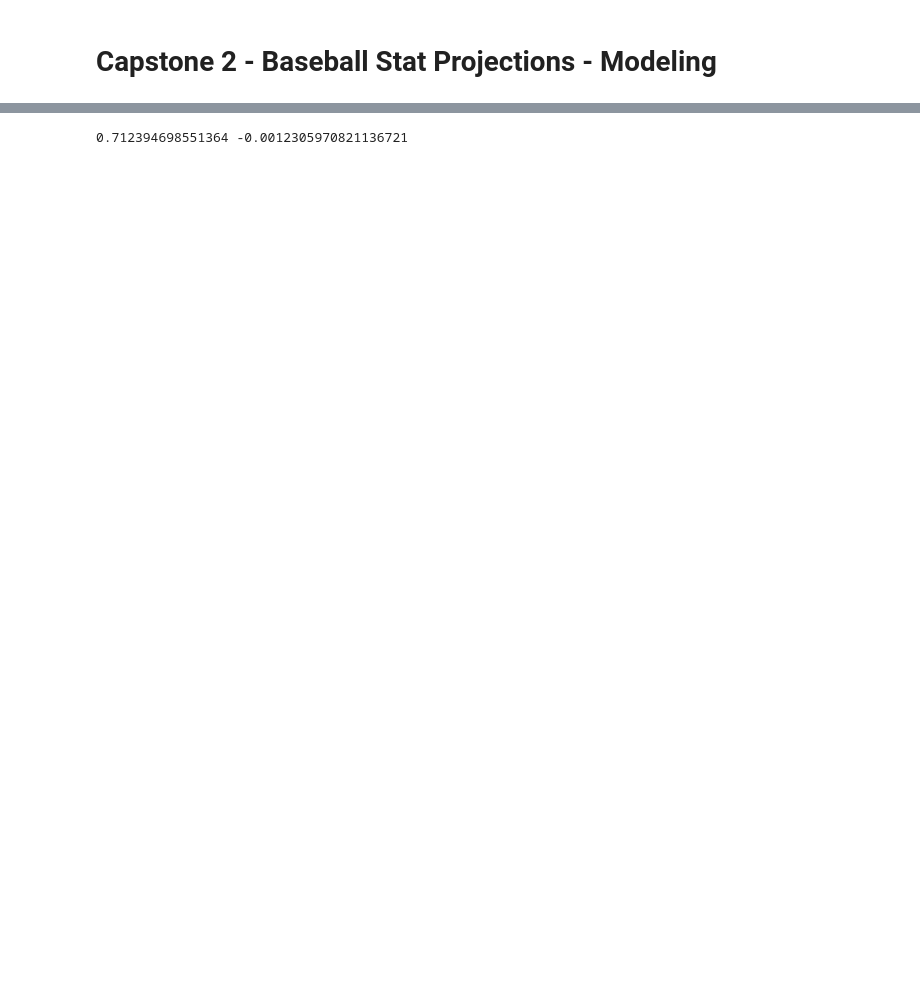
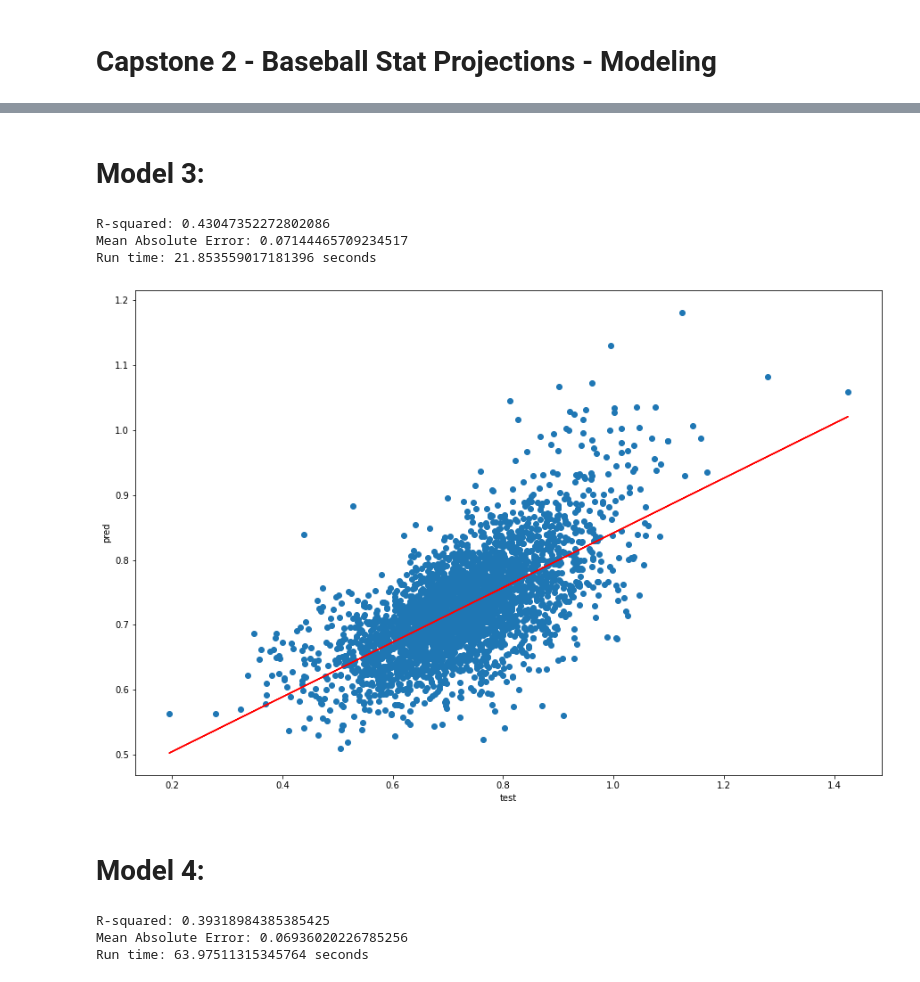
Before and after one commit to boardmjm/Capstone-Two, a Jupyter notebook: Pre-Processing & Modeling.ipynb, the cells around one changed output, grey strips where cells are left out. Saved outputs shown, nothing was run; the diff lists cells and outputs as text; code cells hidden in the pictures; blank space fills up the shorter version.

```diff
--- a/Pre-Processing & Modeling.ipynb
+++ b/Pre-Processing & Modeling.ipynb
@@ -276,4 +331,2 @@ plt.show()
-# %%
-print(np.mean(y_test2), np.mean(y_pred2))
-# %% [output]
-0.712394698551364 -0.0012305970821136721
+# %% [markdown]
+# Model 3:
@@ -279,0 +347,41 @@ print(np.mean(y_test2), np.mean(y_pred2))
+# %%
+# Model 3 - split data into training and test sets
+
+y3 = y3.ravel()
+
+X_train3, X_test3, y_train3, y_test3 = train_test_split(X_scaled3, y3, test_size=0.25, random_state=34)
+# %%
+# Model 3
+
+start_time = time.time()
+
+rfr = RandomForestRegressor(n_estimators=100, random_state=34)
+model3 = rfr.fit(X_train3, y_train3)
+y_pred3 = model3.predict(X_test3)
+
+# Evaluation Metrics
+r2_3 = r2_score(y_test3, y_pred3)
+mae3 = mean_absolute_error(y_test3, y_pred3)
+
+print('R-squared:',r2_3)
+print('Mean Absolute Error:',mae3)
+
+end_time = time.time()
+print('Run time:',end_time - start_time, 'seconds')
+# %% [output]
+R-squared: 0.43047352272802086
+Mean Absolute Error: 0.07144465709234517
+Run time: 21.853559017181396 seconds
+# %%
+# Model 3 visual
+_3 = plt.scatter(y_test3, y_pred3)
+_3 = plt.rcParams["figure.figsize"] = (15,10)
+m3, p3 = np.polyfit(y_test3, y_pred3, 1)
+_3 = plt.plot(y_test, m2*y_test + p2, color='red')
+_3 = plt.xlabel('test')
+_3 = plt.ylabel('pred')
+_3 = plt.show()
+# %% [output]
+[figure, added]
+# %% [markdown]
+# Model 4:
@@ -279,0 +400,22 @@ print(np.mean(y_test2), np.mean(y_pred2))
+# %%
+# Model 4 - Random Forest Regression with train-test split based on years - real world prediction simulation
+
+start_time = time.time()
+
+rfr = RandomForestRegressor(n_estimators=100, random_state=34)
+model4 = rfr.fit(X2_train, y2_train)
+y_pred4 = model4.predict(X2_test)
+
+# Evaluation Metrics
+r2 = r2_score(y2_test, y_pred4)
+mae = mean_absolute_error(y2_test, y_pred4)
+
+print('R-squared:',r2)
+print('Mean Absolute Error:',mae)
+
+end_time = time.time()
+print('Run time:',end_time - start_time, 'seconds')
+# %% [output]
+R-squared: 0.39318984385385425
+Mean Absolute Error: 0.06936020226785256
+Run time: 63.97511315345764 seconds
```
Also changed, not shown: parts of 28 cells of this notebook.
